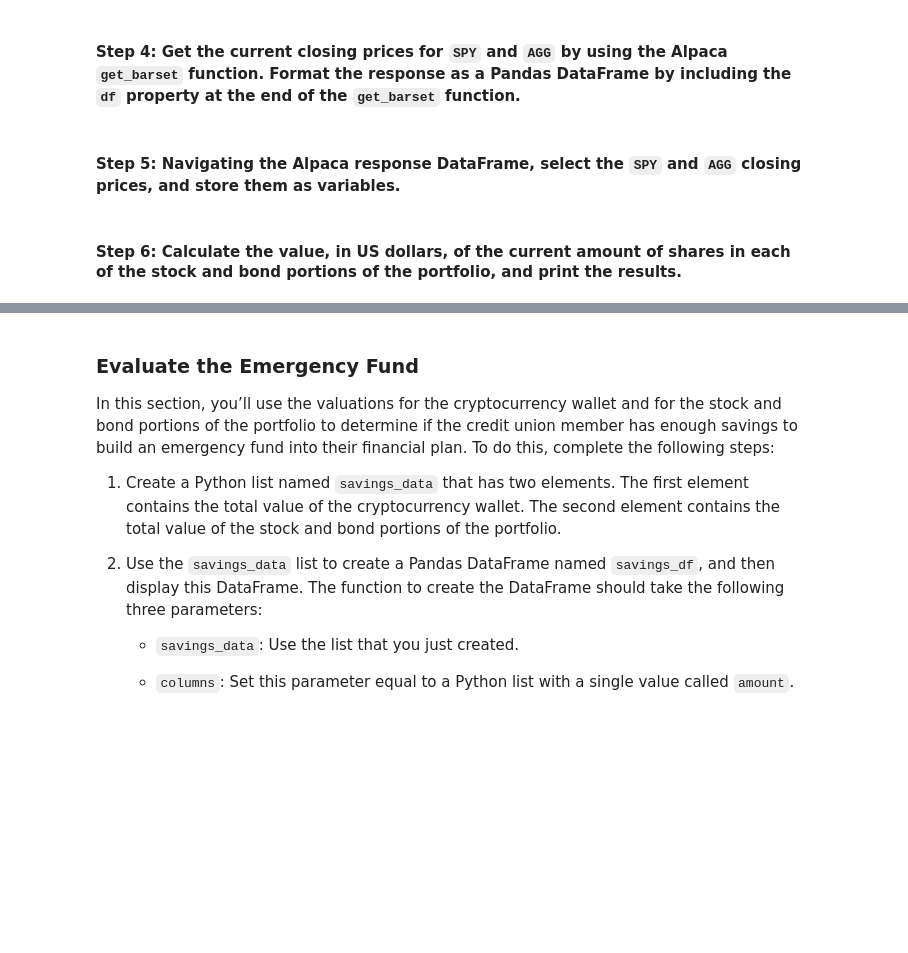
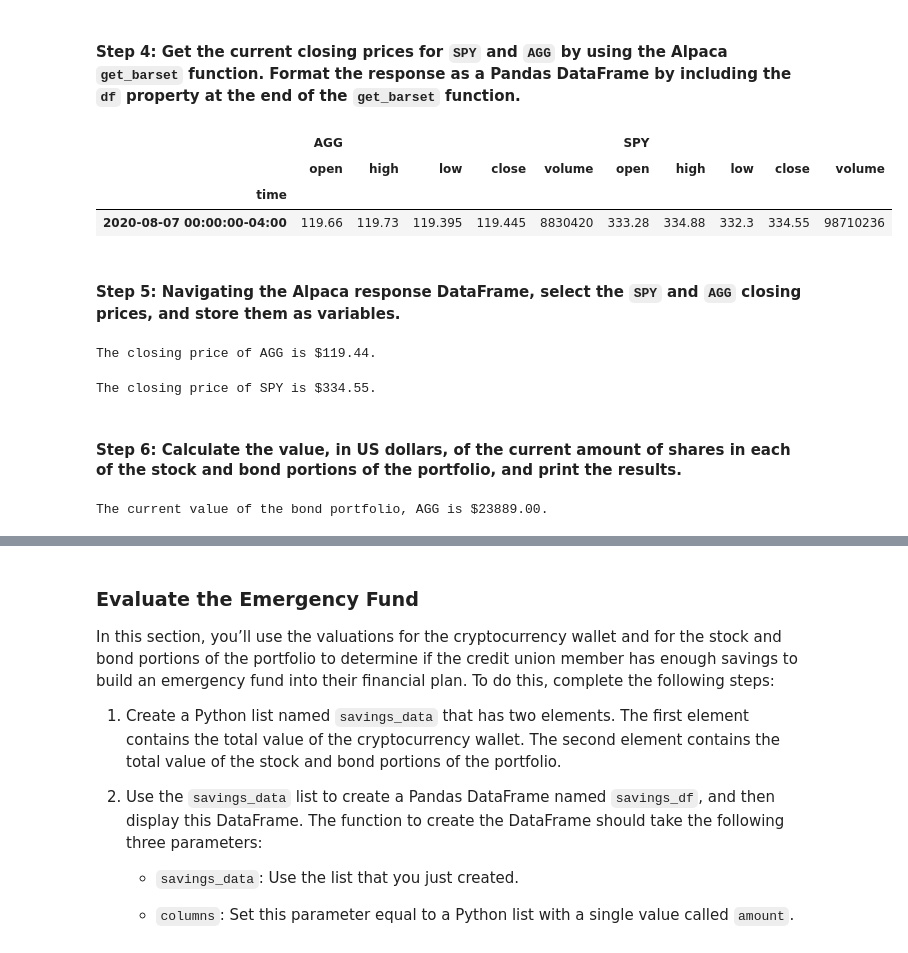
Before and after one commit to juzcho/Financial_Planning_Tool, a Jupyter notebook: financial_planning_tools.ipynb, the cells around one changed output, grey strips where cells are left out. Drawn from its saved outputs; the diff is of its cells as text; code cells hidden in the pictures; blank space fills up the shorter version.

```diff
--- a/financial_planning_tools.ipynb
+++ b/financial_planning_tools.ipynb
@@ -174,3 +230,23 @@ agg_shares = 200
+# %%
+# Set the variables for the Alpaca API and secret keys
+
+# This will call the Alpaca API Key and Alpaca Secret Key, which you should received once you
+# register a new account with Alpaca.
+alpaca_api_key = os.getenv("ALPACA_API_KEY")
+alpaca_secret_key = os.getenv("ALPACA_SECRET_KEY")
+
+
+# Create the Alpaca tradeapi.REST object
+# YOUR CODE HERE
+
+# This will let us use the Alpaca SDK. It will contain our API and secret keys
+# while also referencing the Alpaca's version that will be used.
+
+alpaca = tradeapi.REST(
+    alpaca_api_key,
+    alpaca_secret_key,
+    api_version="v2"
+)
 # %% [markdown]
 #### Step 3: Set the following parameters for the Alpaca API call:
 
@@ -181,49 +257,87 @@ agg_shares = 200
 - `start_date` and `end_date`: Use the same date for these parameters, and format them with the date of the previous weekday (or `2020-08-07`). This is because you want the one closing price for the most-recent trading day.
 # %%
 # Set the tickers for both the bond and stock portion of the portfolio
-# YOUR CODE HERE
+
+# We set tickers as a list.
+tickers = ['AGG', 'SPY']
 
 # Set timeframe to 1D
-# YOUR CODE HERE
+# We are setting the timeframe to one day for the Alpaca API.
+timeframe = '1D'
 
 # Format current date as ISO format
 # Set both the start and end date at the date of your prior weekday
 # This will give you the closing price of the previous trading day
 # Alternatively you can use a start and end date of 2020-08-07
-# YOUR CODE HERE
-# YOUR CODE HERE
+
+# This will create a variable for our start and end date in ISO format and New York timezone.
+start_date = pd.Timestamp('2020-08-07', tz= "America/New_York").isoformat()
+end_date =  pd.Timestamp('2020-08-07', tz= "America/New_York").isoformat()
 # %% [markdown]
 #### Step 4: Get the current closing prices for `SPY` and `AGG` by using the Alpaca `get_barset` function. Format the response as a Pandas DataFrame by including the `df` property at the end of the `get_barset` function.
 # %%
 # Use the Alpaca get_barset function to get current closing prices the portfolio
 # Be sure to set the `df` property after the function to format the response object as a DataFrame
 # YOUR CODE HERE
 
+# This will make an API call that gathers the current closing prices of SPY and AGG.
+holdings_prices_df = alpaca.get_barset(
+    tickers,
+    timeframe,
+    start = start_date,
+    end = end_date
+).df
+
 # Review the first 5 rows of the Alpaca DataFrame
-# YOUR CODE HERE
+
+# This will print the prices dataframe and show the top 5 of the list.
+holdings_prices_df.head()
+# %% [output]
+|  | AGG |  |  |  |  | SPY |  |  |  |  |
+|  | open | high | low | close | volume | open | high | low | close | volume |
+| time |  |  |  |  |  |  |  |  |  |  |
+| 2020-08-07 00:00:00-04:00 | 119.66 | 119.73 | 119.395 | 119.445 | 8830420 | 333.28 | 334.88 | 332.3 | 334.55 | 98710236 |
 # %% [markdown]
 #### Step 5: Navigating the Alpaca response DataFrame, select the `SPY` and `AGG` closing prices, and store them as variables.
 # %%
 # Access the closing price for AGG from the Alpaca DataFrame
 # Converting the value to a floating point number
-agg_close_price = # YOUR CODE HERE
+
+# This will access the closing price of the ticker, AGG.
+agg_close_price = holdings_prices_df['AGG']['close'][0]
 
 # Print the AGG closing price
-# YOUR CODE HERE
+
+# This will show the closing price of the ticker, AGG.
+print(f'The closing price of {tickers[0]} is ${agg_close_price:.2f}.')
+# %% [output]
+The closing price of AGG is $119.44.
 # %%
 # Access the closing price for SPY from the Alpaca DataFrame
 # Converting the value to a floating point number
-spy_close_price = # YOUR CODE HERE
+
+# This will access the closing price of the ticker, SPY.
+spy_close_price = holdings_prices_df['SPY']['close'][0]
 
 # Print the SPY closing price
-# YOUR CODE HERE
+
+# This will show the closing price of the ticker, SPY.
+print(f'The closing price of {tickers[1]} is ${spy_close_price:.2f}.')
+# %% [output]
+The closing price of SPY is $334.55.
 # %% [markdown]
 #### Step 6: Calculate the value, in US dollars, of the current amount of shares in each of the stock and bond portions of the portfolio, and print the results.
 # %%
 # Calculate the current value of the bond portion of the portfolio
-agg_value = # YOUR CODE HERE
+
+# This calculates the number of AGG shares multiplied by the current closing price of AGG.
+agg_value = agg_shares * agg_close_price
 
 # Print the current value of the bond portfolio
-# YOUR CODE HERE
+
+# This will show the current value of AGG based on the number of shares.
+print(f"The current value of the bond portfolio, {tickers[0]} is ${agg_value:.2f}.")
+# %% [output]
+The current value of the bond portfolio, AGG is $23889.00.
 # %%
 # Calculate the current value of the stock portion of the portfolio
```
Also changed, not shown: parts of 25 cells of this notebook.
